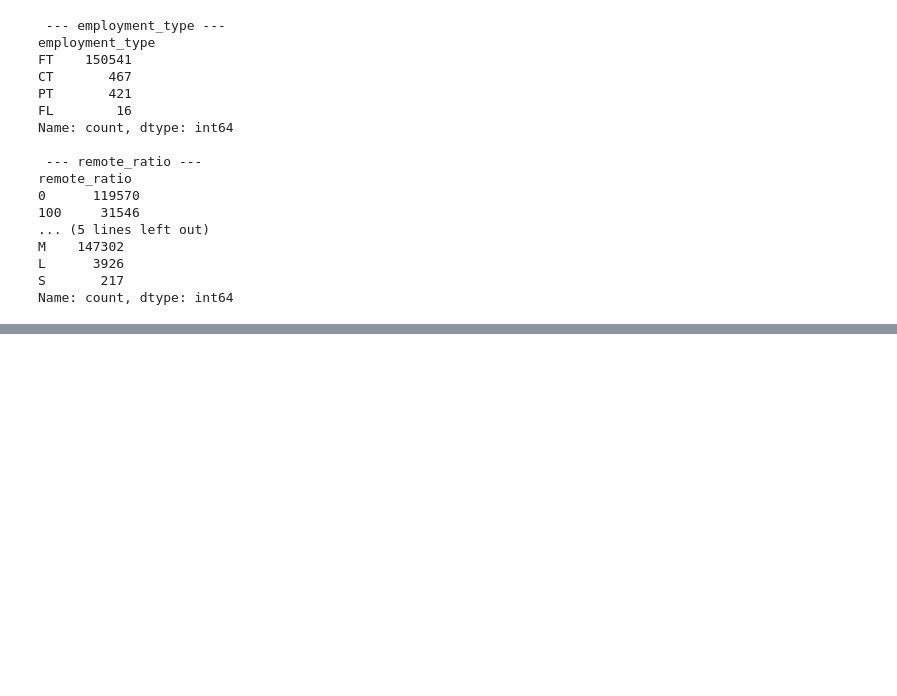
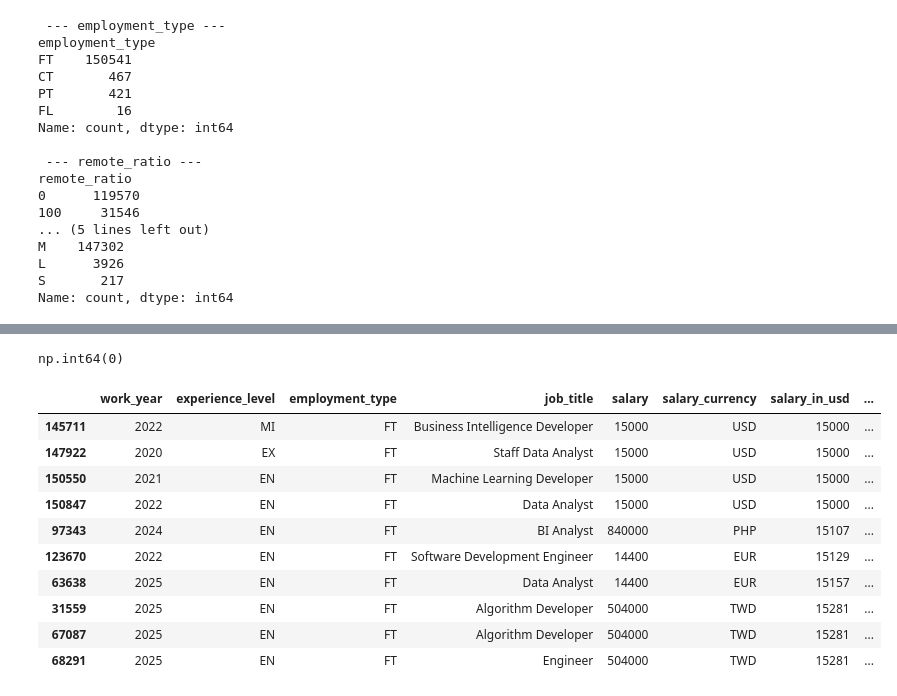
Before and after one commit to nasserAyidh-cs/global-ai-ml-salary-analysis, a Jupyter notebook: notebooks/01_data_understanding.ipynb, the cells around one changed output, grey strips where cells are left out. Cells and saved outputs as stored; diff of their text form; code cells hidden in the pictures; blank space fills up the shorter version.

Commit message:
Complete data understanding and quality assessment

```diff
--- a/notebooks/01_data_understanding.ipynb
+++ b/notebooks/01_data_understanding.ipynb
@@ -157,0 +198,26 @@ Name: count, dtype: int64
+# %%
+invalid_salary_mask = df_raw["salary_in_usd"] <= 0
+
+invalid_salary_count = invalid_salary_mask.sum()
+
+invalid_salary_count
+# %% [output]
+np.int64(0)
+# %%
+lowest_salaries = df_raw.nsmallest(
+    10, "salary_in_usd"
+)
+
+lowest_salaries
+# %% [output]
+|  | work_year | experience_level | employment_type | job_title | salary | salary_currency | salary_in_usd | ... |
+| 145711 | 2022 | MI | FT | Business Intelligence Developer | 15000 | USD | 15000 | ... |
+| 147922 | 2020 | EX | FT | Staff Data Analyst | 15000 | USD | 15000 | ... |
+| 150550 | 2021 | EN | FT | Machine Learning Developer | 15000 | USD | 15000 | ... |
+| 150847 | 2022 | EN | FT | Data Analyst | 15000 | USD | 15000 | ... |
+| 97343 | 2024 | EN | FT | BI Analyst | 840000 | PHP | 15107 | ... |
+| 123670 | 2022 | EN | FT | Software Development Engineer | 14400 | EUR | 15129 | ... |
+| 63638 | 2025 | EN | FT | Data Analyst | 14400 | EUR | 15157 | ... |
+| 31559 | 2025 | EN | FT | Algorithm Developer | 504000 | TWD | 15281 | ... |
+| 67087 | 2025 | EN | FT | Algorithm Developer | 504000 | TWD | 15281 | ... |
+| 68291 | 2025 | EN | FT | Engineer | 504000 | TWD | 15281 | ... |
```
Also changed, not shown: parts of 12 cells of this notebook.
